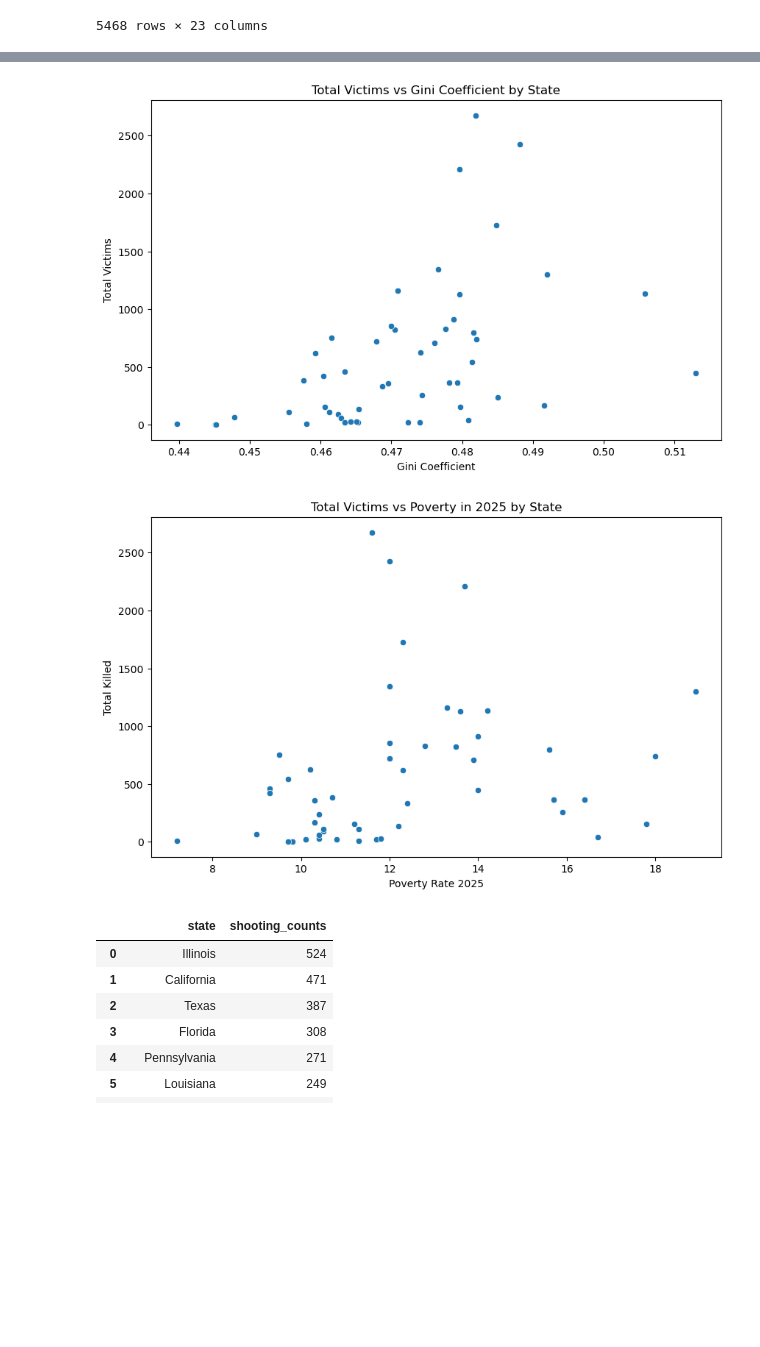
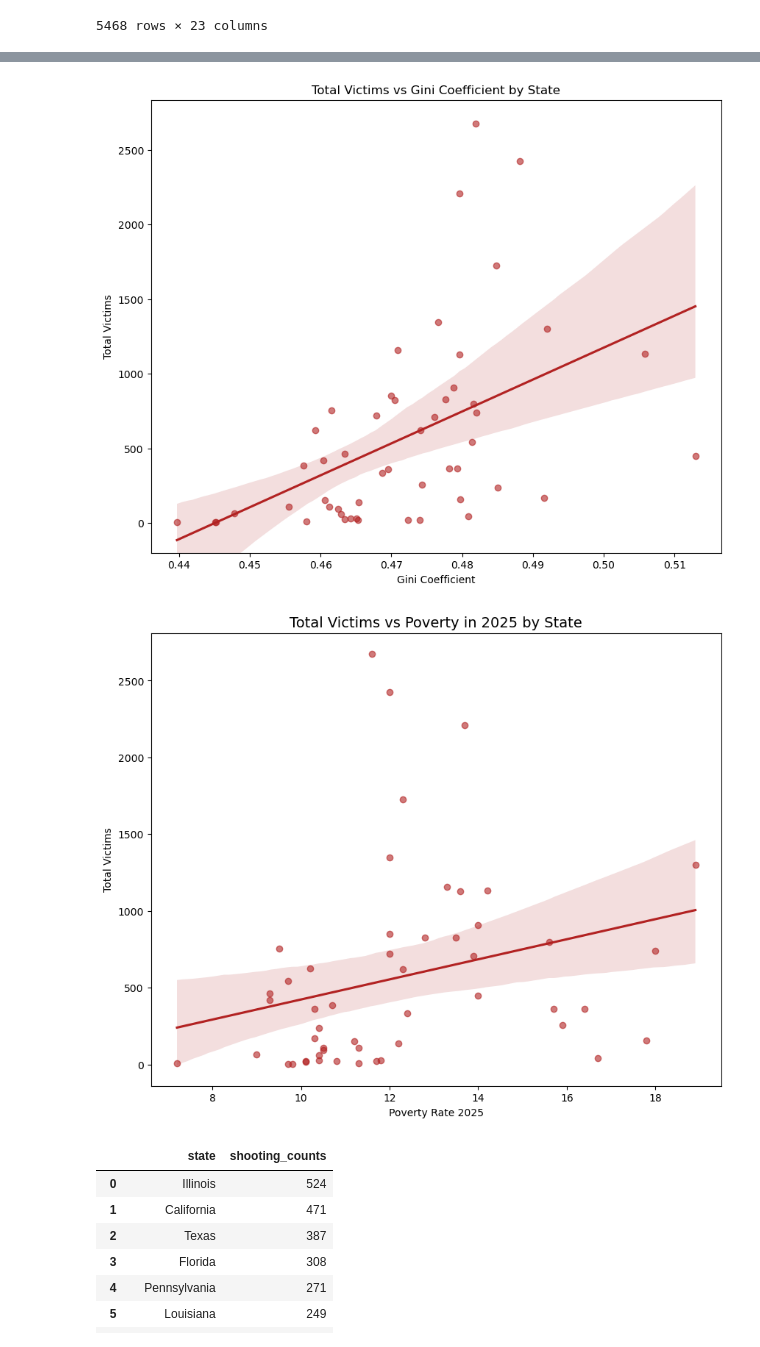
Before and after one commit to Ghonaim32/week3-project, a Jupyter notebook: shooting.ipynb, the cells around one changed output, grey strips where cells are left out. Drawn from its saved outputs; the diff is of its cells as text; code cells hidden in the pictures; blank space fills up the shorter version.

```diff
--- a/shooting.ipynb
+++ b/shooting.ipynb
@@ -145,23 +145,36 @@ df_state_summary
 | Wisconsin | 76 | 311 | 387 | 0.457556 | 74 | 10.7 |
 | Wyoming | 7 | 2 | 9 | 0.458049 | 2 | 11.3 |
 # %%
-plt.figure(figsize=(10,6))
-sns.scatterplot(data=df_state_summary, x='gini_coefficient', y='total_victims')
-plt.title('Total Victims vs Gini Coefficient by State')
-plt.xlabel('Gini Coefficient')
-plt.ylabel('Total Victims')
+plt.figure(figsize=(10,8))
+sns.regplot(
+    data=df_state_summary,
+    x="gini_coefficient",
+    y="total_victims",
+    color="firebrick",
+    scatter_kws={'alpha':0.6}
+)
+plt.title("Total Victims vs Gini Coefficient by State", fontsize=12)
+plt.xlabel("Gini Coefficient")
+plt.ylabel("Total Victims")
+plt.ylim(-200)
 plt.show()
 # %% [output]
-[figure, old version]
+[figure, new version]
 # %%
-plt.figure(figsize=(10,6))
-sns.scatterplot(data=df_state_summary, x='poverty_rate_2025', y='total_victims')
-plt.title('Total Victims vs Poverty in 2025 by State')
-plt.xlabel('Poverty Rate 2025')
-plt.ylabel('Total Killed')
+plt.figure(figsize=(10,8))
+sns.regplot(
+    data=df_state_summary,
+    x="poverty_rate_2025",
+    y="total_victims",
+    color="firebrick",
+    scatter_kws={'alpha':0.6}
+)
+plt.title("Total Victims vs Poverty in 2025 by State", fontsize=14)
+plt.xlabel("Poverty Rate 2025")
+plt.ylabel("Total Victims")
 plt.show()
 # %% [output]
-[figure, old version]
+[figure, new version]
 # %%
 # count of shootings by state
 df_shooting_counts = df_merged['state'].value_counts().reset_index()
```
